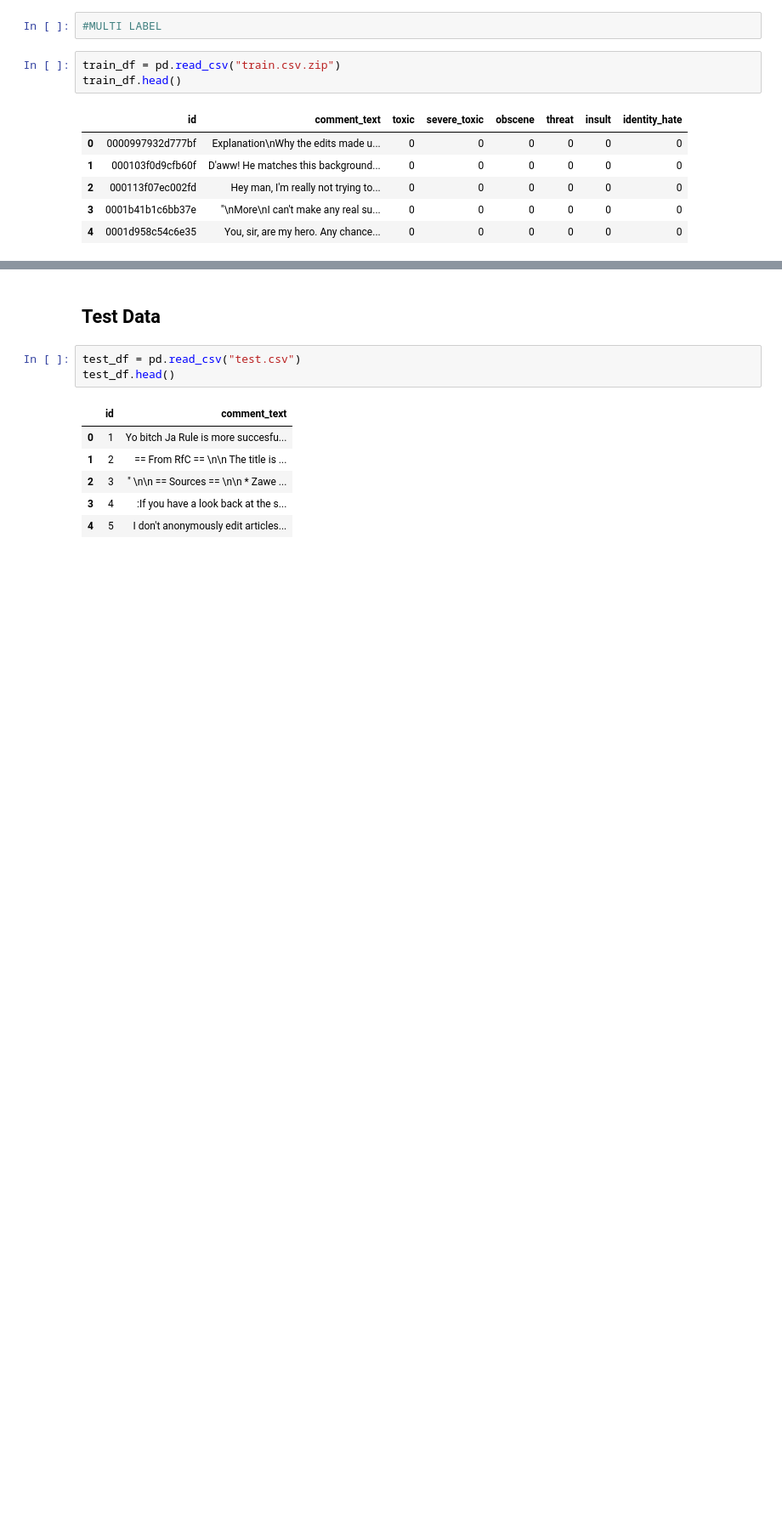
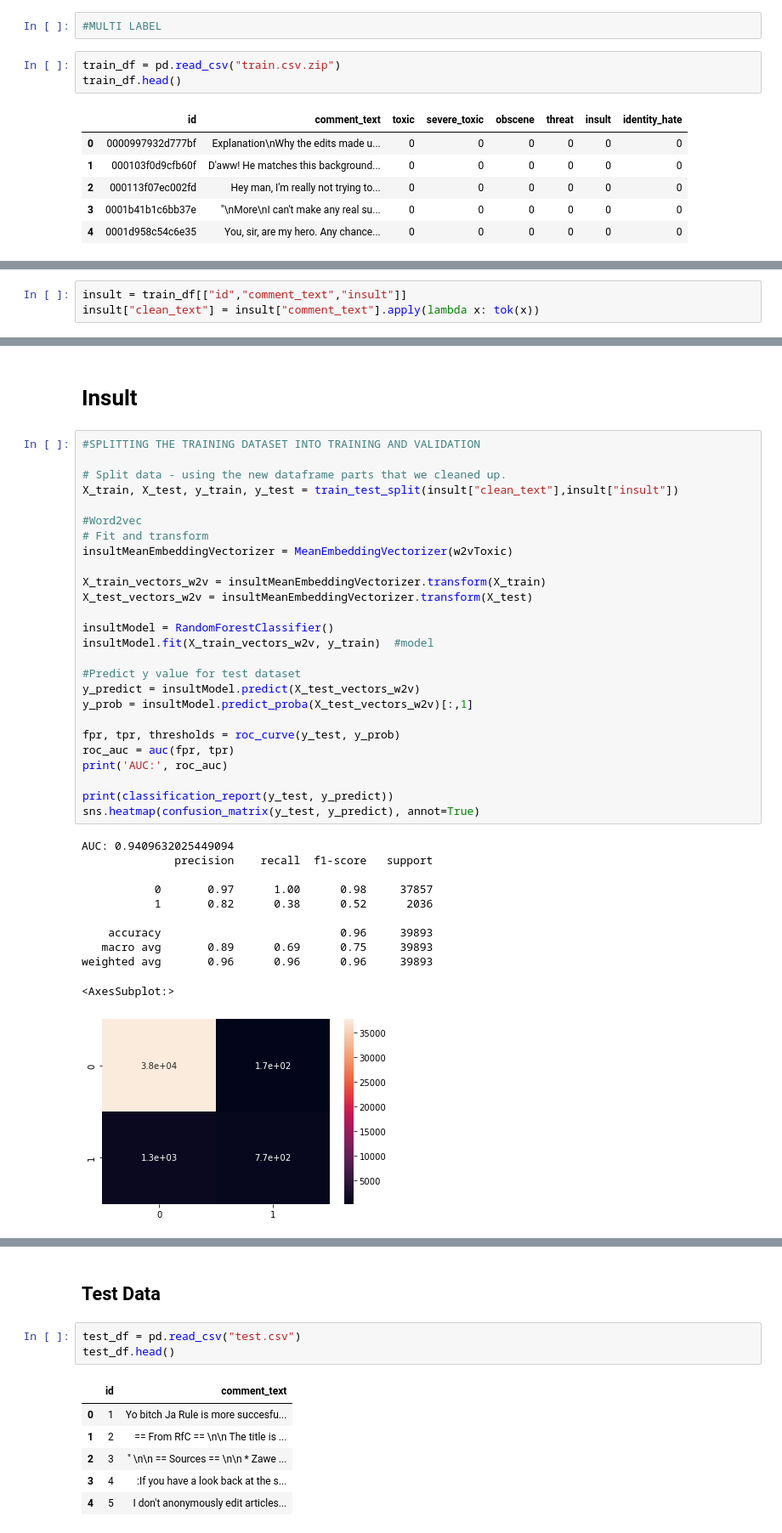
Before and after one commit to shaunmcgregor/ItML_Project_1_Students, a Jupyter notebook: proj_1_start.ipynb, the cells around one changed output, grey strips where cells are left out. Shown at 85% size. Drawn from its saved outputs; the diff is of its cells as text; blank space fills up the shorter version.

```diff
--- a/proj_1_start.ipynb
+++ b/proj_1_start.ipynb
@@ -38,0 +135,3 @@ len(train_df)
+# %%
+insult = train_df[["id","comment_text","insult"]]
+insult["clean_text"] = insult["comment_text"].apply(lambda x: tok(x))
@@ -38,0 +318,40 @@ len(train_df)
+# %% [markdown]
+# Insult
+# %%
+#SPLITTING THE TRAINING DATASET INTO TRAINING AND VALIDATION
+
+# Split data - using the new dataframe parts that we cleaned up.
+X_train, X_test, y_train, y_test = train_test_split(insult["clean_text"],insult["insult"])
+
+#Word2vec
+# Fit and transform
+insultMeanEmbeddingVectorizer = MeanEmbeddingVectorizer(w2vToxic)
+
+X_train_vectors_w2v = insultMeanEmbeddingVectorizer.transform(X_train)
+X_test_vectors_w2v = insultMeanEmbeddingVectorizer.transform(X_test)
+
+insultModel = RandomForestClassifier()
+insultModel.fit(X_train_vectors_w2v, y_train)  #model
+
+#Predict y value for test dataset
+y_predict = insultModel.predict(X_test_vectors_w2v)
+y_prob = insultModel.predict_proba(X_test_vectors_w2v)[:,1]
+
+fpr, tpr, thresholds = roc_curve(y_test, y_prob)
+roc_auc = auc(fpr, tpr)
+print('AUC:', roc_auc)
+
+print(classification_report(y_test, y_predict))
+sns.heatmap(confusion_matrix(y_test, y_predict), annot=True)
+# %% [output]
+AUC: 0.9409632025449094
+              precision    recall  f1-score   support
+
+           0       0.97      1.00      0.98     37857
+           1       0.82      0.38      0.52      2036
+
+    accuracy                           0.96     39893
+   macro avg       0.89      0.69      0.75     39893
+weighted avg       0.96      0.96      0.96     39893
+<AxesSubplot:>
+[figure, added]
```
Also changed, not shown: parts of 31 cells of this notebook, 2 other files.
